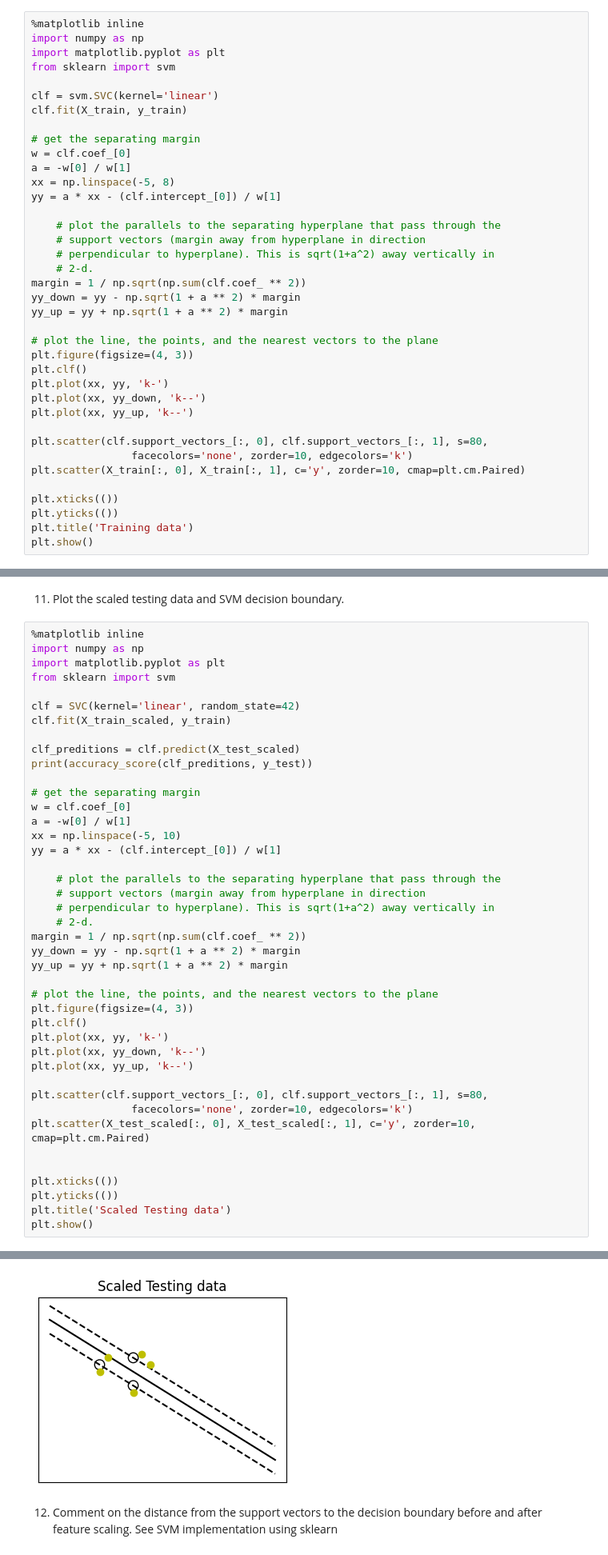
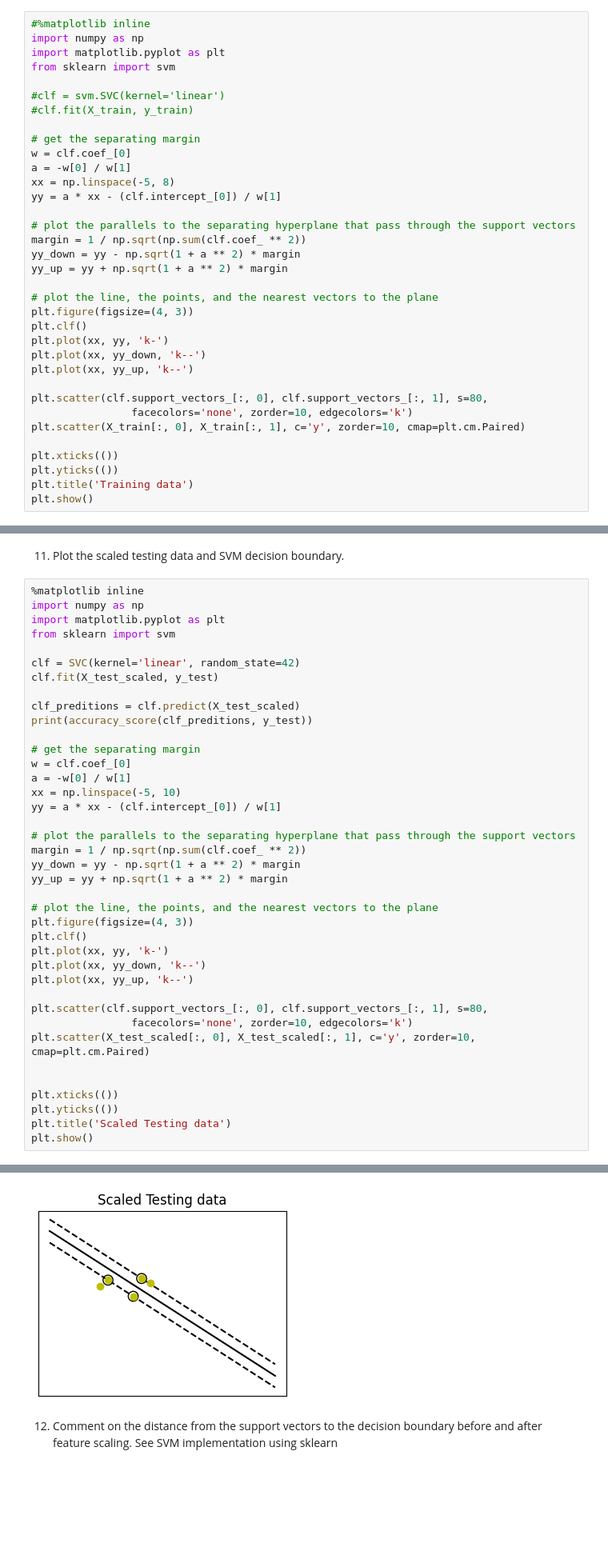
Before and after one commit to kumudu12/EN5870, a Jupyter notebook: Assignment_02_on_Backpropagation,_SVM_and_kNN.ipynb, the cells around one changed output, grey strips where cells are left out. Shown at 80% size. Drawn from its saved outputs; the diff is of its cells as text; blank space fills up the shorter version.

```diff
--- a/Assignment_02_on_Backpropagation,_SVM_and_kNN.ipynb
+++ b/Assignment_02_on_Backpropagation,_SVM_and_kNN.ipynb
@@ -68,13 +72,13 @@ print(accuracy_score(clf_preditions, y_test))
 # %% [markdown]
 4. Plot the training data and SVM decision boundary
 # %%
-%matplotlib inline
+#%matplotlib inline
 import numpy as np
 import matplotlib.pyplot as plt
 from sklearn import svm
 
-clf = svm.SVC(kernel='linear')
-clf.fit(X_train, y_train)
+#clf = svm.SVC(kernel='linear')
+#clf.fit(X_train, y_train)
 
 # get the separating margin
 w = clf.coef_[0]
@@ -82,10 +86,7 @@ a = -w[0] / w[1]
 xx = np.linspace(-5, 8)
 yy = a * xx - (clf.intercept_[0]) / w[1]
 
-    # plot the parallels to the separating hyperplane that pass through the
-    # support vectors (margin away from hyperplane in direction
-    # perpendicular to hyperplane). This is sqrt(1+a^2) away vertically in
-    # 2-d.
+# plot the parallels to the separating hyperplane that pass through the support vectors
 margin = 1 / np.sqrt(np.sum(clf.coef_ ** 2))
 yy_down = yy - np.sqrt(1 + a ** 2) * margin
 yy_up = yy + np.sqrt(1 + a ** 2) * margin
@@ -310,44 +299,41 @@ import matplotlib.pyplot as plt
 from sklearn import svm
 
 clf = SVC(kernel='linear', random_state=42)
-clf.fit(X_train_scaled, y_train)
+clf.fit(X_test_scaled, y_test)
 
 clf_preditions = clf.predict(X_test_scaled)
 print(accuracy_score(clf_preditions, y_test))
 
 # get the separating margin
 w = clf.coef_[0]
 a = -w[0] / w[1]
 xx = np.linspace(-5, 10)
 yy = a * xx - (clf.intercept_[0]) / w[1]
 
-    # plot the parallels to the separating hyperplane that pass through the
-    # support vectors (margin away from hyperplane in direction
-    # perpendicular to hyperplane). This is sqrt(1+a^2) away vertically in
-    # 2-d.
+# plot the parallels to the separating hyperplane that pass through the support vectors
 margin = 1 / np.sqrt(np.sum(clf.coef_ ** 2))
 yy_down = yy - np.sqrt(1 + a ** 2) * margin
 yy_up = yy + np.sqrt(1 + a ** 2) * margin
 
 # plot the line, the points, and the nearest vectors to the plane
 plt.figure(figsize=(4, 3))
 plt.clf()
 plt.plot(xx, yy, 'k-')
 plt.plot(xx, yy_down, 'k--')
 plt.plot(xx, yy_up, 'k--')
 
 plt.scatter(clf.support_vectors_[:, 0], clf.support_vectors_[:, 1], s=80,
                 facecolors='none', zorder=10, edgecolors='k')
 plt.scatter(X_test_scaled[:, 0], X_test_scaled[:, 1], c='y', zorder=10, cmap=plt.cm.Paired)
 
 
 plt.xticks(())
 plt.yticks(())
 plt.title('Scaled Testing data')
 plt.show()
 # %% [output]
 1.0
-[figure, old version]
+[figure, new version]
 # %% [markdown]
 12. Comment on the distance from the support vectors to the decision boundary before and after feature scaling.
 See SVM implementation using sklearn
```
Also changed, not shown: parts of 8 cells of this notebook.
